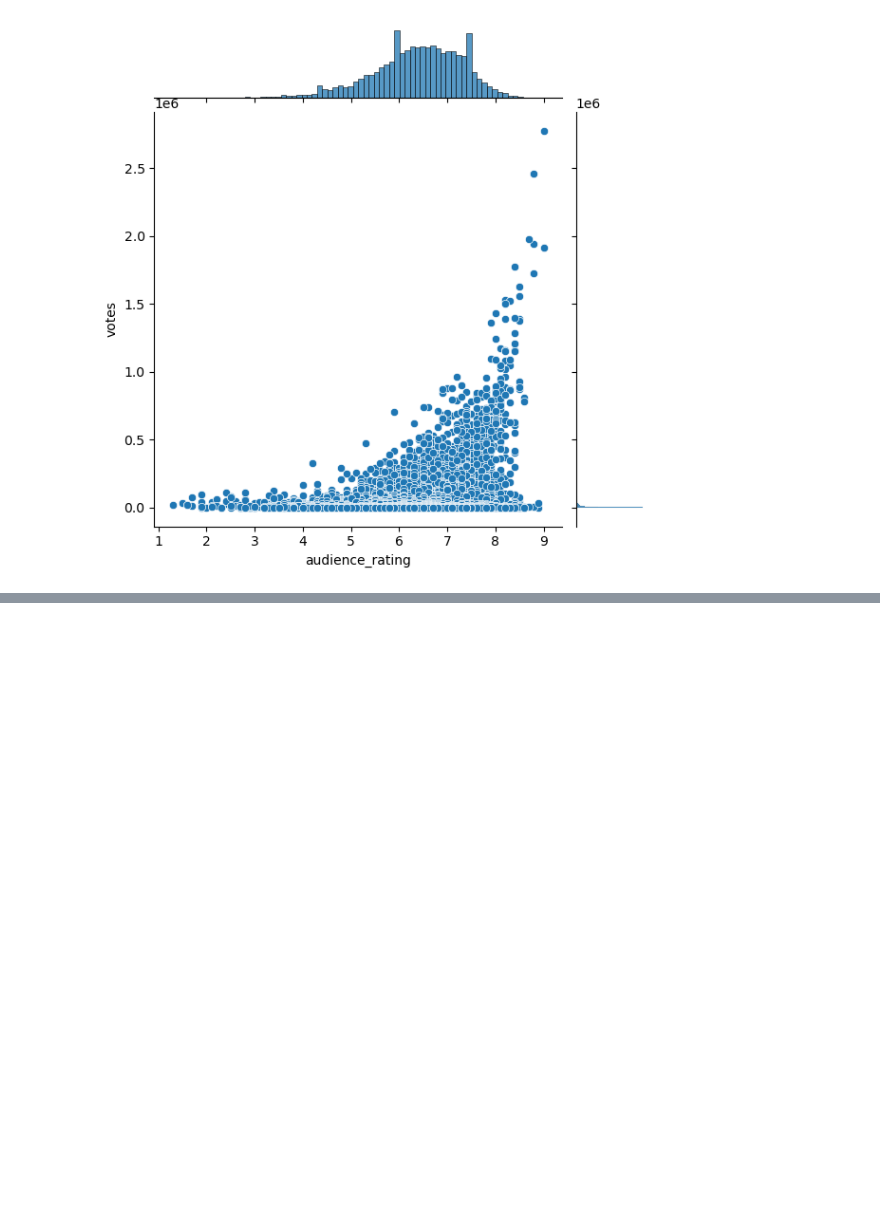
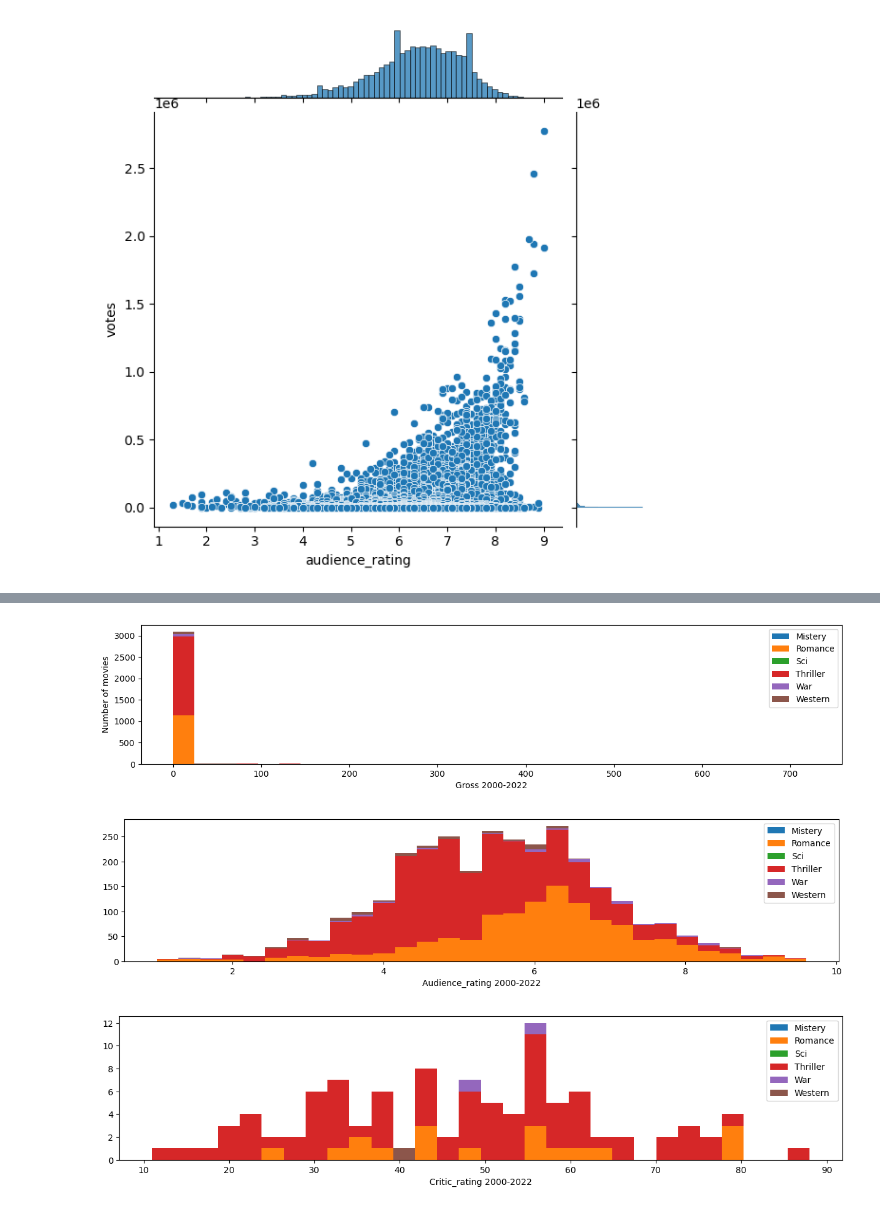
Before and after one commit to DiogoRibeiro7/imbd_movies_data_analysis, a Jupyter notebook: movie_analysis.ipynb, the cells around one changed output, grey strips where cells are left out. Drawn from its saved outputs; the diff is of its cells as text; code cells hidden in the pictures; blank space fills up the shorter version.

```diff
--- a/movie_analysis.ipynb
+++ b/movie_analysis.ipynb
@@ -69,0 +116,2 @@ sns.jointplot(data=movies, x='audience_rating', y='votes')
+# %%
+full_movies['genre'] = full_movies['genre'].astype('category')
@@ -69,0 +232,13 @@ sns.jointplot(data=movies, x='audience_rating', y='votes')
+# %%
+# Plotting the gross metrics
+plot_movie_data(dataMovies_genre3, genres3, 'gross')
+
+# Plotting the audience_rating metrics
+plot_movie_data(dataMovies_genre3, genres3, 'audience_rating')
+
+# Plotting the audience_rating metrics
+plot_movie_data(dataMovies_genre3, genres3, 'critic_rating', 1)
+# %% [output]
+[figure, added]
+[figure, added]
+[figure, added]
```
Also changed, not shown: parts of 7 cells of this notebook.
